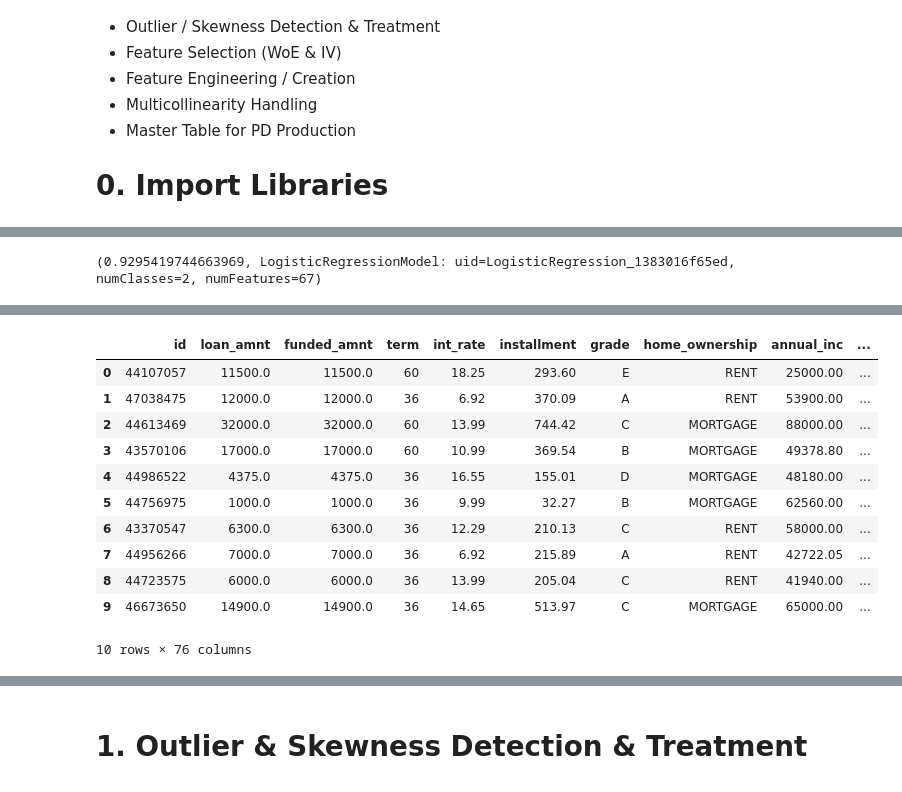
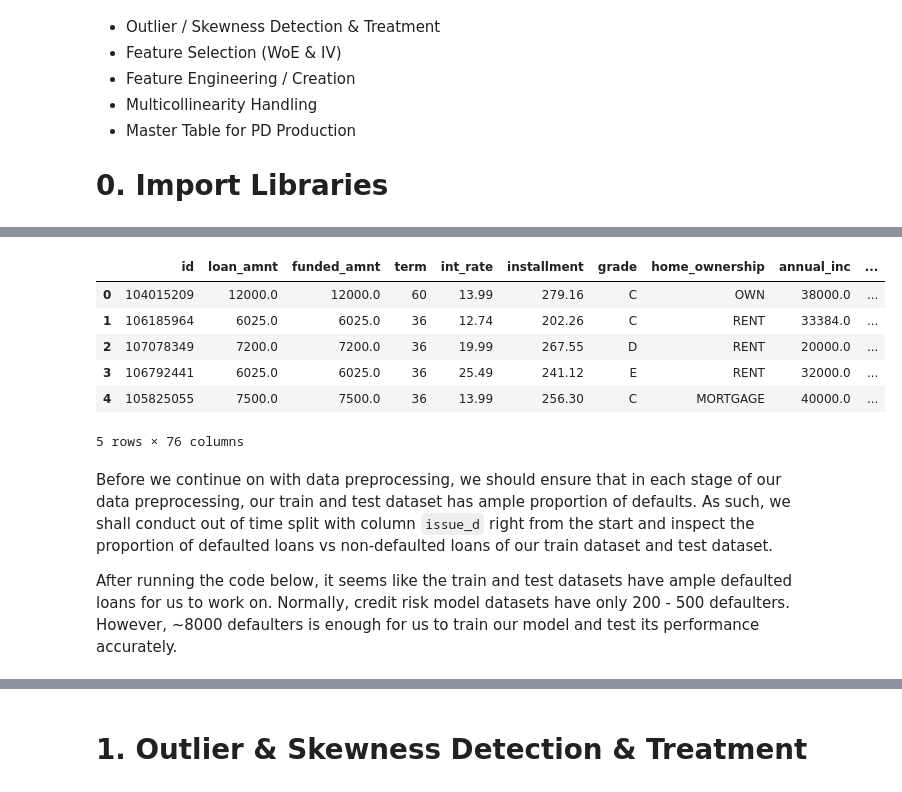
Before and after one commit to luuuneytunes12/Credit-Risk-Modeling-PySpark, a Jupyter notebook: notebooks/4. PD Model Building (I).ipynb, the cells around one changed output, grey strips where cells are left out. Drawn from its saved outputs; the diff is of its cells as text; code cells hidden in the pictures.

Commit message:
Finished run_model function for each data preprocessing stage

```diff
--- a/notebooks/4. PD Model Building (I).ipynb
+++ b/notebooks/4. PD Model Building (I).ipynb
@@ -143,9 +66,0 @@ def quick_model_results(spark_df, date_col='issue_d', sample_frac=0.05, split_da
-# %%
-df = spark.read.format("delta")\
-    .load("../data/gold/medallion_cleaned_lc_data_b4_model")
-post_loan_origination_features = ['grade', 'int_rate', 'funded_amnt', 'out_prncp', 'total_pymnt', 'total_rec_prncp', 'total_rec_int', 'total_rec_late_fee', 'recoveries', 'collection_recovery_fee', 'last_pymnt_amnt', 'tot_coll_amt']
-df = df.drop(*post_loan_origination_features) # Final Loan Balaance ?
-results = quick_model_results(df)
-print(results)
-# %% [output]
-(0.9295419744663969, LogisticRegressionModel: uid=LogisticRegression_1383016f65ed, numClasses=2, numFeatures=67)
@@ -180,8 +67,7 @@ print(results)
 # %%
+# Obtain from Gold Medallion Architecture
+df = spark.read.format("delta")\
+    .load("../data/gold/medallion_cleaned_lc_data_b4_model").cache()
 
-# Check if Gold Delta is accessible for subsequent model building
-df = spark.read.format("delta")\
-    .load("../data/gold/medallion_cleaned_lc_data_b4_model")
-
-df.limit(10).toPandas()
+df.limit(5).toPandas()
 # %% [output]
@@ -188,12 +75,11 @@ df.limit(10).toPandas()
 |  | id | loan_amnt | funded_amnt | term | int_rate | installment | grade | home_ownership | annual_inc | ... |
-| 0 | 44107057 | 11500.0 | 11500.0 | 60 | 18.25 | 293.60 | E | RENT | 25000.00 | ... |
-| 1 | 47038475 | 12000.0 | 12000.0 | 36 | 6.92 | 370.09 | A | RENT | 53900.00 | ... |
-| 2 | 44613469 | 32000.0 | 32000.0 | 60 | 13.99 | 744.42 | C | MORTGAGE | 88000.00 | ... |
-| 3 | 43570106 | 17000.0 | 17000.0 | 60 | 10.99 | 369.54 | B | MORTGAGE | 49378.80 | ... |
-| 4 | 44986522 | 4375.0 | 4375.0 | 36 | 16.55 | 155.01 | D | MORTGAGE | 48180.00 | ... |
-| 5 | 44756975 | 1000.0 | 1000.0 | 36 | 9.99 | 32.27 | B | MORTGAGE | 62560.00 | ... |
-| 6 | 43370547 | 6300.0 | 6300.0 | 36 | 12.29 | 210.13 | C | RENT | 58000.00 | ... |
-| 7 | 44956266 | 7000.0 | 7000.0 | 36 | 6.92 | 215.89 | A | RENT | 42722.05 | ... |
-| 8 | 44723575 | 6000.0 | 6000.0 | 36 | 13.99 | 205.04 | C | RENT | 41940.00 | ... |
-| 9 | 46673650 | 14900.0 | 14900.0 | 36 | 14.65 | 513.97 | C | MORTGAGE | 65000.00 | ... |
+| 0 | 104015209 | 12000.0 | 12000.0 | 60 | 13.99 | 279.16 | C | OWN | 38000.0 | ... |
+| 1 | 106185964 | 6025.0 | 6025.0 | 36 | 12.74 | 202.26 | C | RENT | 33384.0 | ... |
+| 2 | 107078349 | 7200.0 | 7200.0 | 36 | 19.99 | 267.55 | D | RENT | 20000.0 | ... |
+| 3 | 106792441 | 6025.0 | 6025.0 | 36 | 25.49 | 241.12 | E | RENT | 32000.0 | ... |
+| 4 | 105825055 | 7500.0 | 7500.0 | 36 | 13.99 | 256.30 | C | MORTGAGE | 40000.0 | ... |
-10 rows × 76 columns
+5 rows × 76 columns
+# %% [markdown]
+Before we continue on with data preprocessing, we should ensure that in each stage of our data preprocessing, our train and test dataset has ample proportion of defaults. As such, we shall conduct out of time split with column `issue_d` right from the start and inspect the proportion of defaulted loans vs non-defaulted loans of our train dataset and test dataset.
+
+After running the code below, it seems like the train and test datasets have ample defaulted loans for us to work on. Normally, credit risk model datasets have only 200 - 500 defaulters. However, ~8000 defaulters is enough for us to train our model and test its performance accurately.
```
Also changed, not shown: parts of 9 cells of this notebook, 6 other files.
